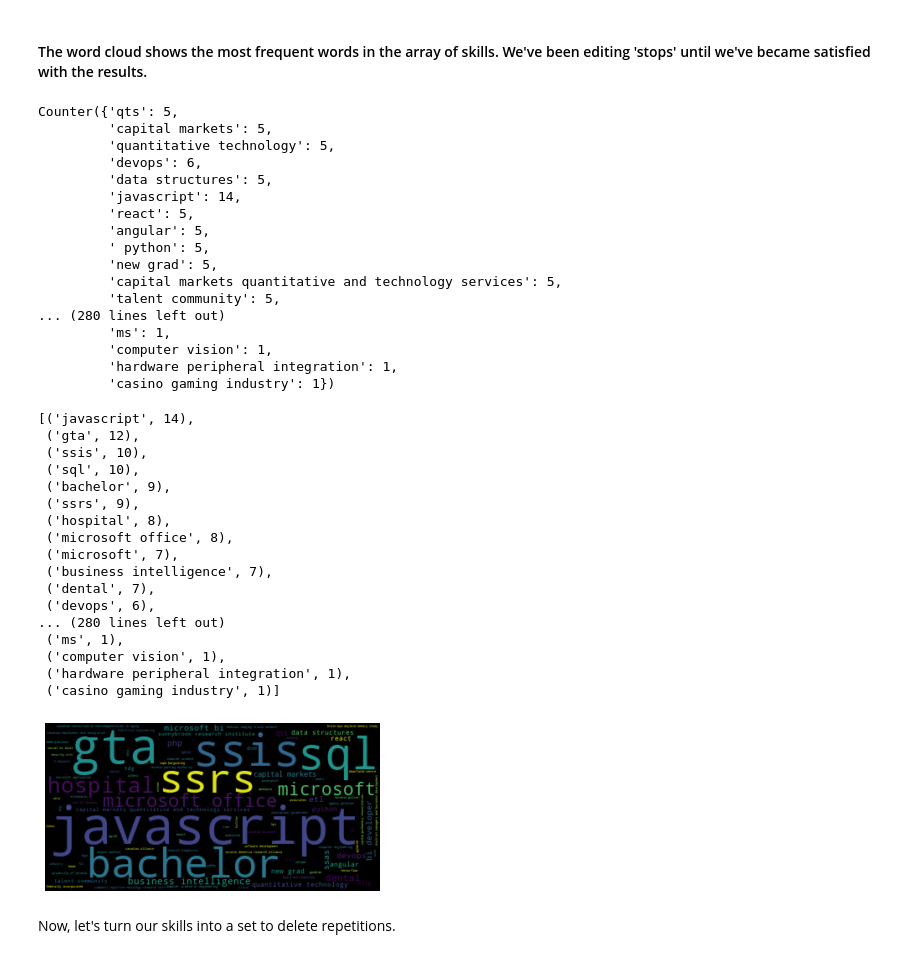
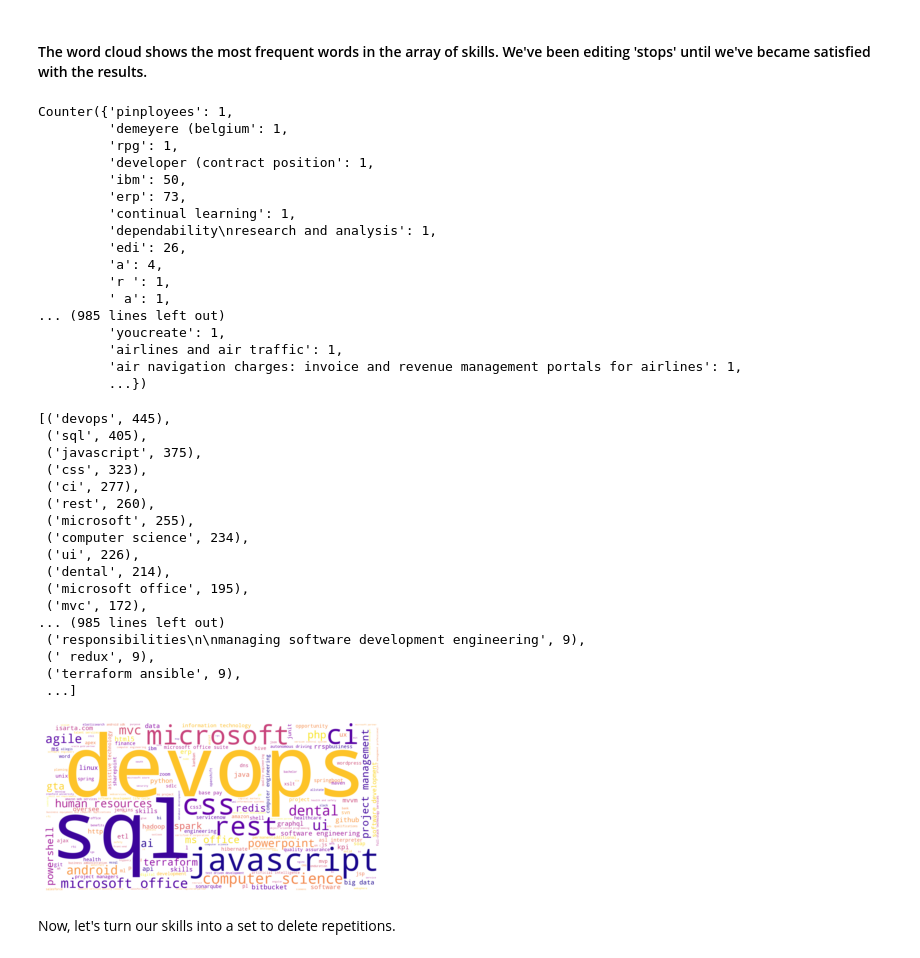
Before and after one commit to ElizavetaZhukova1/cosc329-skill-retrieval, a Jupyter notebook: NER_and_ling_analysis.ipynb, the cells around one changed output. Saved outputs shown, nothing was run; the diff lists cells and outputs as text; code cells hidden in the pictures.

Commit message:
Completed linquistic analysis

```diff
--- a/NER_and_ling_analysis.ipynb
+++ b/NER_and_ling_analysis.ipynb
@@ -20,7 +20,7 @@ def prepare_df(df, cols_to_keep=['title', 'company', 'description', 'position'])
     new_df=df[cols_to_keep]
     return new_df
 # %%
-df=prepare_df(pd.read_csv('jobs.csv'))
+df=prepare_df(pd.read_csv('merged_4k.csv'))
 # %% [markdown]
 ## NER MODEL
 # %% [markdown]
@@ -110,48 +100,49 @@ for skill in skills_arr:
     cnt[skill] += 1
 cnt
 # %% [output]
-Counter({'qts': 5,
-         'capital markets': 5,
-         'quantitative technology': 5,
-         'devops': 6,
-         'data structures': 5,
-         'javascript': 14,
-         'react': 5,
-         'angular': 5,
-         ' python': 5,
-         'new grad': 5,
-         'capital markets quantitative and technology services': 5,
-         'talent community': 5,
-... (280 lines left out)
-         'ms': 1,
-         'computer vision': 1,
-         'hardware peripheral integration': 1,
-         'casino gaming industry': 1})
+Counter({'pinployees': 1,
+         'demeyere (belgium': 1,
+         'rpg': 1,
+         'developer (contract position': 1,
+         'ibm': 50,
+         'erp': 73,
+         'continual learning': 1,
+         'dependability\nresearch and analysis': 1,
+         'edi': 26,
+         'a': 4,
+         'r ': 1,
+         ' a': 1,
+... (985 lines left out)
+         'youcreate': 1,
+         'airlines and air traffic': 1,
+         'air navigation charges: invoice and revenue management portals for airlines': 1,
+         ...})
 # %%
 sorted_freq_skills=cnt.most_common()
 sorted_freq_skills
 # %% [output]
-[('javascript', 14),
- ('gta', 12),
- ('ssis', 10),
- ('sql', 10),
- ('bachelor', 9),
- ('ssrs', 9),
- ('hospital', 8),
- ('microsoft office', 8),
- ('microsoft', 7),
- ('business intelligence', 7),
- ('dental', 7),
- ('devops', 6),
-... (280 lines left out)
- ('ms', 1),
- ('computer vision', 1),
- ('hardware peripheral integration', 1),
- ('casino gaming industry', 1)]
+[('devops', 445),
+ ('sql', 405),
+ ('javascript', 375),
+ ('css', 323),
+ ('ci', 277),
+ ('rest', 260),
+ ('microsoft', 255),
+ ('computer science', 234),
+ ('ui', 226),
+ ('dental', 214),
+ ('microsoft office', 195),
+ ('mvc', 172),
+... (985 lines left out)
+ ('responsibilities\n\nmanaging software development engineering', 9),
+ (' redux', 9),
+ ('terraform ansible', 9),
+ ...]
 # %%
-wordcloud = WordCloud().generate_from_frequencies(cnt)
+wordcloud = WordCloud(colormap='plasma', background_color='white', width=1600, height=800).generate_from_frequencies(cnt)
 plt.imshow(wordcloud, interpolation='bilinear')
 plt.axis("off")
+#plt.savefig('words_4k_hard.png', bbox_inches='tight')
 plt.show()
 # %% [output]
-[figure, old version]
+[figure, new version]
```
Also changed, not shown: parts of 14 cells of this notebook.
